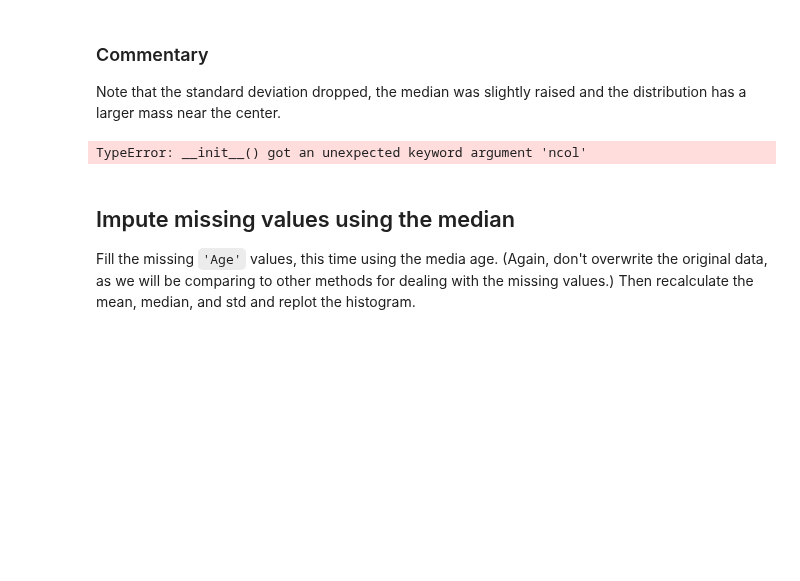
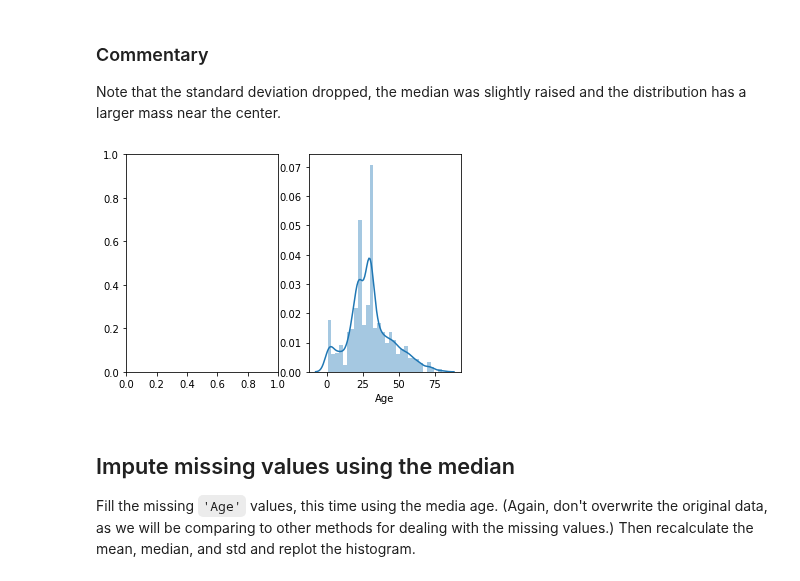
Before and after one commit to OsterMendel/dsc-more-on-missing-data-lab-nyc-ds-021720, a Jupyter notebook: index.ipynb, the cells around one changed output. Drawn from its saved outputs; the diff is of its cells as text; code cells hidden in the pictures; blank space fills up the shorter version.

```diff
--- a/index.ipynb
+++ b/index.ipynb
@@ -135,11 +135,11 @@ plt.show()
 Note that the standard deviation dropped, the median was slightly raised and the distribution has a larger mass near the center.
 # %%
 fig  = plt.figure()
-fig.subplots()
+fig.subplots(ncols=2,nrows=1)
 sns.distplot(ages);
 plt.show()
 # %% [output]
-TypeError: __init__() got an unexpected keyword argument 'ncol'
+[figure, added]
 # %% [markdown]
 ## Impute missing values using the median
 
```
